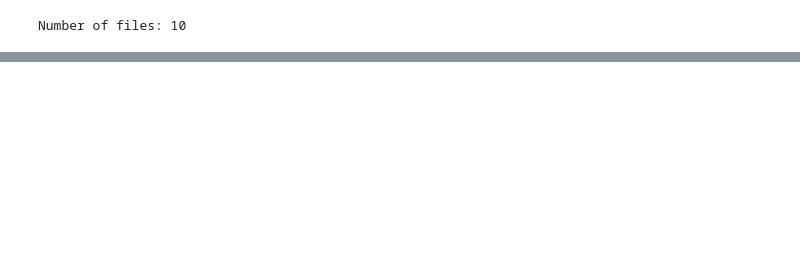
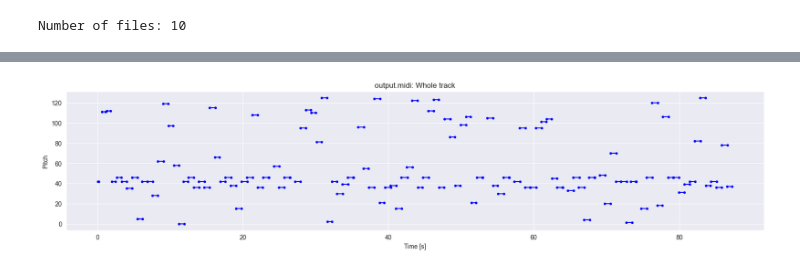
Before and after one commit to adcw/lstm-midi-generator, a Jupyter notebook: network.ipynb, the cells around one changed output, grey strips where cells are left out. Cells and saved outputs as stored; diff of their text form; code cells hidden in the pictures; blank space fills up the shorter version.

```diff
--- a/network.ipynb
+++ b/network.ipynb
@@ -107,0 +403,9 @@ for filename in filenames:
+# %%
+out_file = 'output.midi'
+out_pm = notes_to_midi(
+    generated_notes, out_file=out_file, instrument_name=instrument_name)
+# %%
+generated_notes = midi_to_notes(out_file)
+plot_piano_roll(generated_notes)
+# %% [output]
+[figure, added]
```
Also changed, not shown: parts of 14 cells of this notebook.
